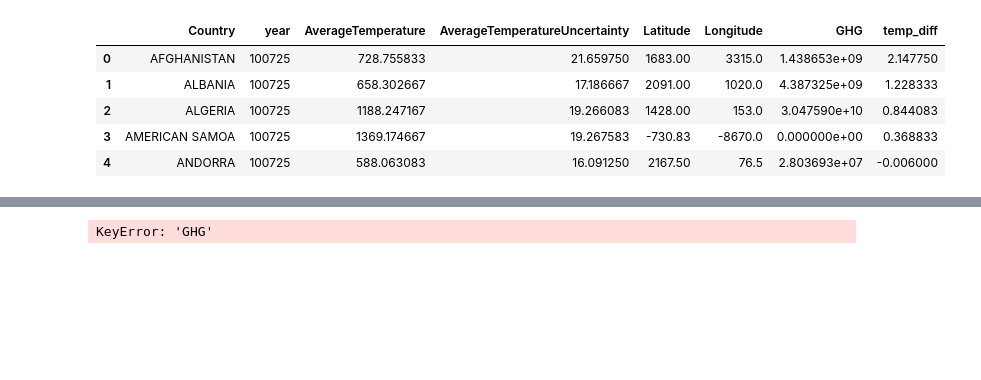
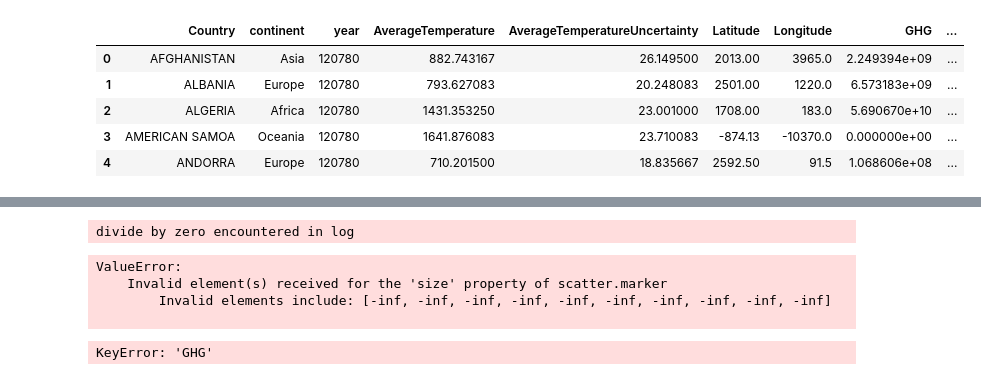
Before and after one commit to DiogoNovaIms/data_vis, a Jupyter notebook: data/raw/Correlation.ipynb, the cells around one changed output, grey strips where cells are left out. Saved outputs shown, nothing was run; the diff lists cells and outputs as text; code cells hidden in the pictures; blank space fills up the shorter version.

```diff
--- a/data/raw/Correlation.ipynb
+++ b/data/raw/Correlation.ipynb
@@ -38,17 +39,17 @@ memory usage: 1.5+ MB
 # %%
 def get_temperature_diff_between(df_by_year,start_date,end_date):
     df = df_by_year.loc[(df_by_year["year"] >= start_date) &
-                        (df_by_year["year"] <= end_date)].groupby(["Country"]).sum().reset_index()
+                        (df_by_year["year"] <= end_date)].groupby(["Country","continent"]).sum().reset_index()
 
     return df
 # %%
-df = get_temperature_diff_between(original_df,1950,2000)
+df = get_temperature_diff_between(original_df,1950,2010)
 df.head()
 # %% [output]
-|  | Country | year | AverageTemperature | AverageTemperatureUncertainty | Latitude | Longitude | GHG | temp_diff |
-| 0 | AFGHANISTAN | 100725 | 728.755833 | 21.659750 | 1683.00 | 3315.0 | 1.438653e+09 | 2.147750 |
-| 1 | ALBANIA | 100725 | 658.302667 | 17.186667 | 2091.00 | 1020.0 | 4.387325e+09 | 1.228333 |
-| 2 | ALGERIA | 100725 | 1188.247167 | 19.266083 | 1428.00 | 153.0 | 3.047590e+10 | 0.844083 |
-| 3 | AMERICAN SAMOA | 100725 | 1369.174667 | 19.267583 | -730.83 | -8670.0 | 0.000000e+00 | 0.368833 |
-| 4 | ANDORRA | 100725 | 588.063083 | 16.091250 | 2167.50 | 76.5 | 2.803693e+07 | -0.006000 |
+|  | Country | continent | year | AverageTemperature | AverageTemperatureUncertainty | Latitude | Longitude | GHG | ... |
+| 0 | AFGHANISTAN | Asia | 120780 | 882.743167 | 26.149500 | 2013.00 | 3965.0 | 2.249394e+09 | ... |
+| 1 | ALBANIA | Europe | 120780 | 793.627083 | 20.248083 | 2501.00 | 1220.0 | 6.573183e+09 | ... |
+| 2 | ALGERIA | Africa | 120780 | 1431.353250 | 23.001000 | 1708.00 | 183.0 | 5.690670e+10 | ... |
+| 3 | AMERICAN SAMOA | Oceania | 120780 | 1641.876083 | 23.710083 | -874.13 | -10370.0 | 0.000000e+00 | ... |
+| 4 | ANDORRA | Europe | 120780 | 710.201500 | 18.835667 | 2592.50 | 91.5 | 1.068606e+08 | ... |
 # %%
@@ -78,6 +79,12 @@ fig.add_traces(go.Scatter(x=np.log(df["GHG"]), y=regline,
                           )
 
 fig.show()
+# %% [output]
+divide by zero encountered in log
+ValueError:
+    Invalid element(s) received for the 'size' property of scatter.marker
+        Invalid elements include: [-inf, -inf, -inf, -inf, -inf, -inf, -inf, -inf, -inf, -inf]
+
 # %%
 df = df.dropna()
 df= df[df['GHG'] != 0]
```
Also changed, not shown: parts of 4 cells of this notebook, 4 other files.
